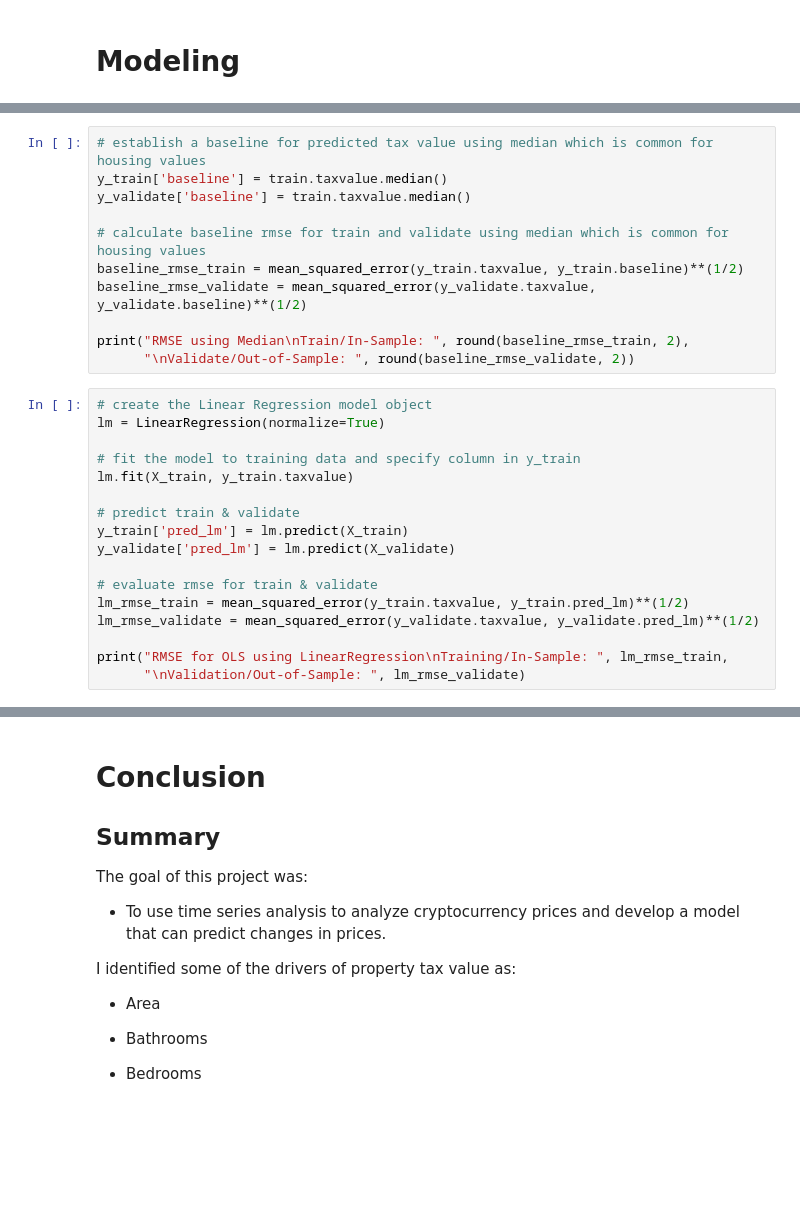
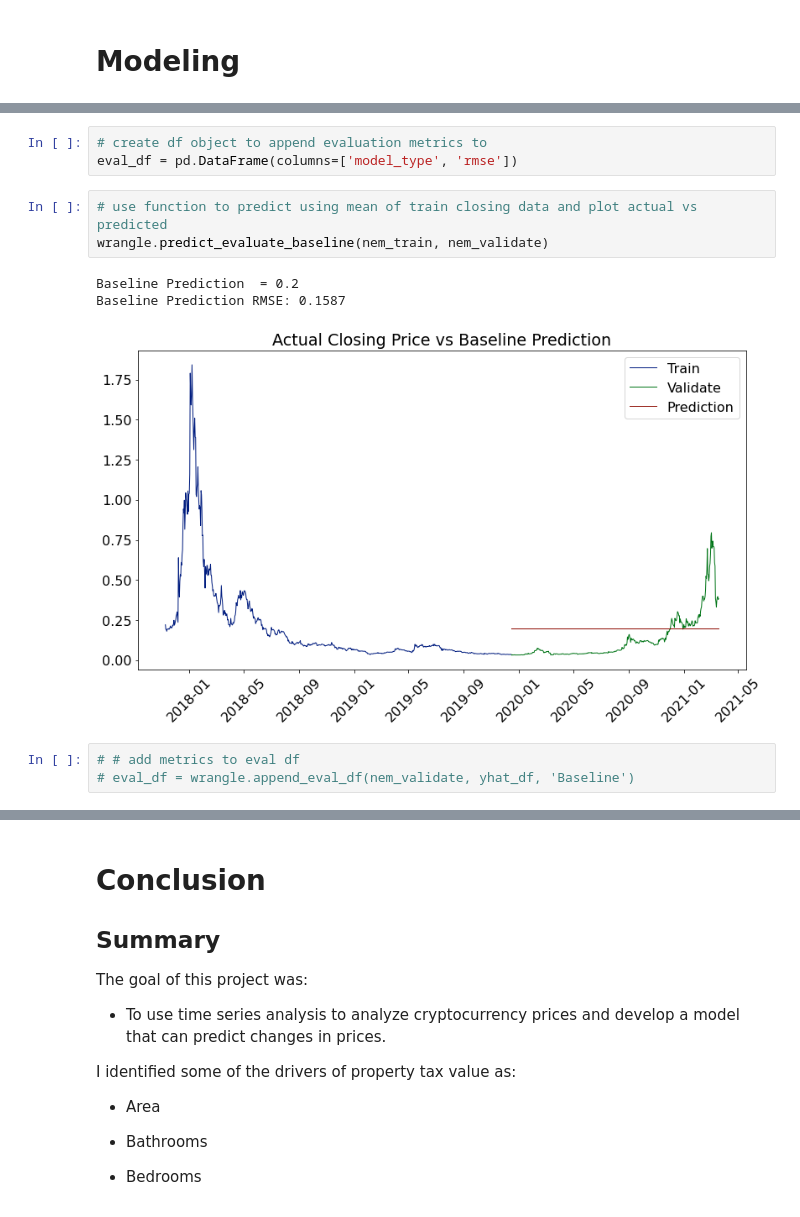
Before and after one commit to lainslie-18/predicting_cryptocurrency_price_with_TSA, a Jupyter notebook: using_tsa_to_predict_cryptocurrency_price_changes.ipynb, the cells around one changed output, grey strips where cells are left out. Drawn from its saved outputs; the diff is of its cells as text; blank space fills up the shorter version.

```diff
--- a/using_tsa_to_predict_cryptocurrency_price_changes.ipynb
+++ b/using_tsa_to_predict_cryptocurrency_price_changes.ipynb
@@ -146,28 +155,13 @@ X_train, y_train, X_validate, y_validate, X_test, y_test = wrangle.create_x_y(tr
+# %%
+# create df object to append evaluation metrics to
+eval_df = pd.DataFrame(columns=['model_type', 'rmse'])
 # %%
-# establish a baseline for predicted tax value using median which is common for housing values
-y_train['baseline'] = train.taxvalue.median()
-y_validate['baseline'] = train.taxvalue.median()
-
-# calculate baseline rmse for train and validate using median which is common for housing values
-baseline_rmse_train = mean_squared_error(y_train.taxvalue, y_train.baseline)**(1/2)
-baseline_rmse_validate = mean_squared_error(y_validate.taxvalue, y_validate.baseline)**(1/2)
-
-print("RMSE using Median\nTrain/In-Sample: ", round(baseline_rmse_train, 2),
-      "\nValidate/Out-of-Sample: ", round(baseline_rmse_validate, 2))
+# use function to predict using mean of train closing data and plot actual vs predicted
+wrangle.predict_evaluate_baseline(nem_train, nem_validate)
+# %% [output]
+Baseline Prediction  = 0.2
+Baseline Prediction RMSE: 0.1587
+[figure, added]
-# %%
-# create the Linear Regression model object
-lm = LinearRegression(normalize=True)
-
-# fit the model to training data and specify column in y_train
-lm.fit(X_train, y_train.taxvalue)
-
-# predict train & validate
-y_train['pred_lm'] = lm.predict(X_train)
-y_validate['pred_lm'] = lm.predict(X_validate)
-
-# evaluate rmse for train & validate
-lm_rmse_train = mean_squared_error(y_train.taxvalue, y_train.pred_lm)**(1/2)
-lm_rmse_validate = mean_squared_error(y_validate.taxvalue, y_validate.pred_lm)**(1/2)
-
-print("RMSE for OLS using LinearRegression\nTraining/In-Sample: ", lm_rmse_train,
-      "\nValidation/Out-of-Sample: ", lm_rmse_validate)
+# %%
+# # add metrics to eval df
+# eval_df = wrangle.append_eval_df(nem_validate, yhat_df, 'Baseline')
```
Also changed, not shown: parts of 34 cells of this notebook, 2 other files.
